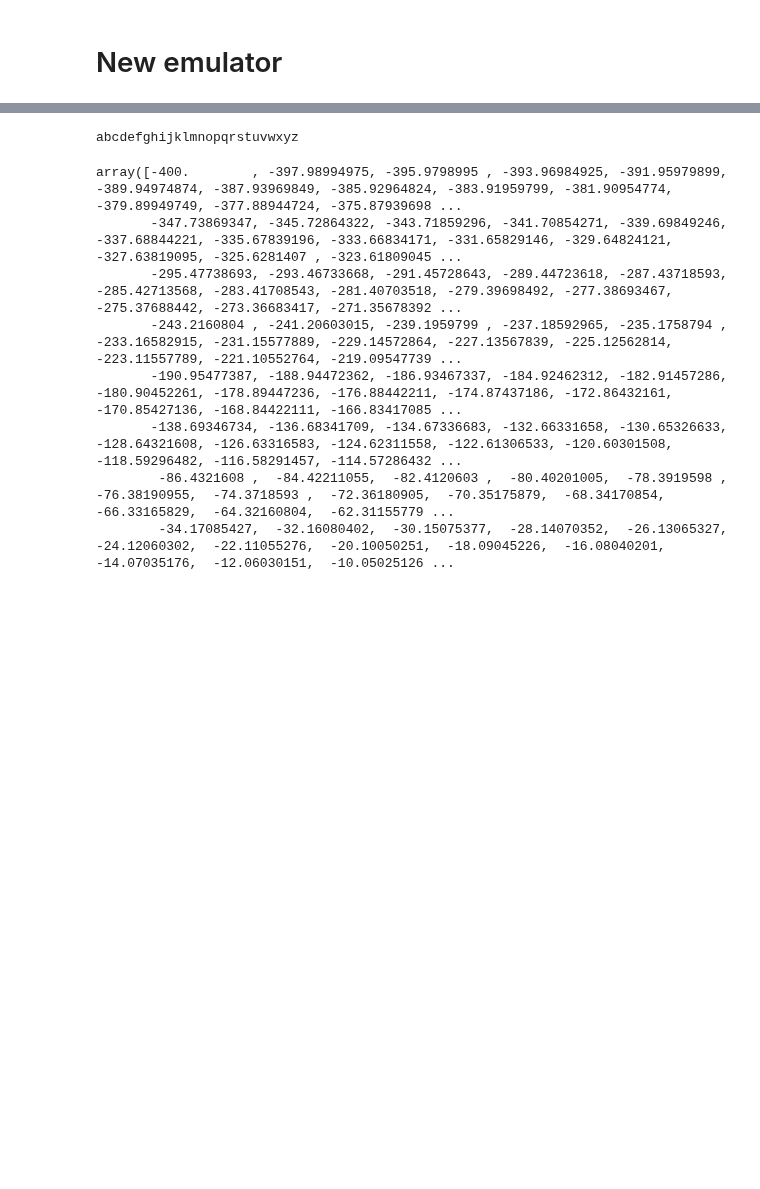
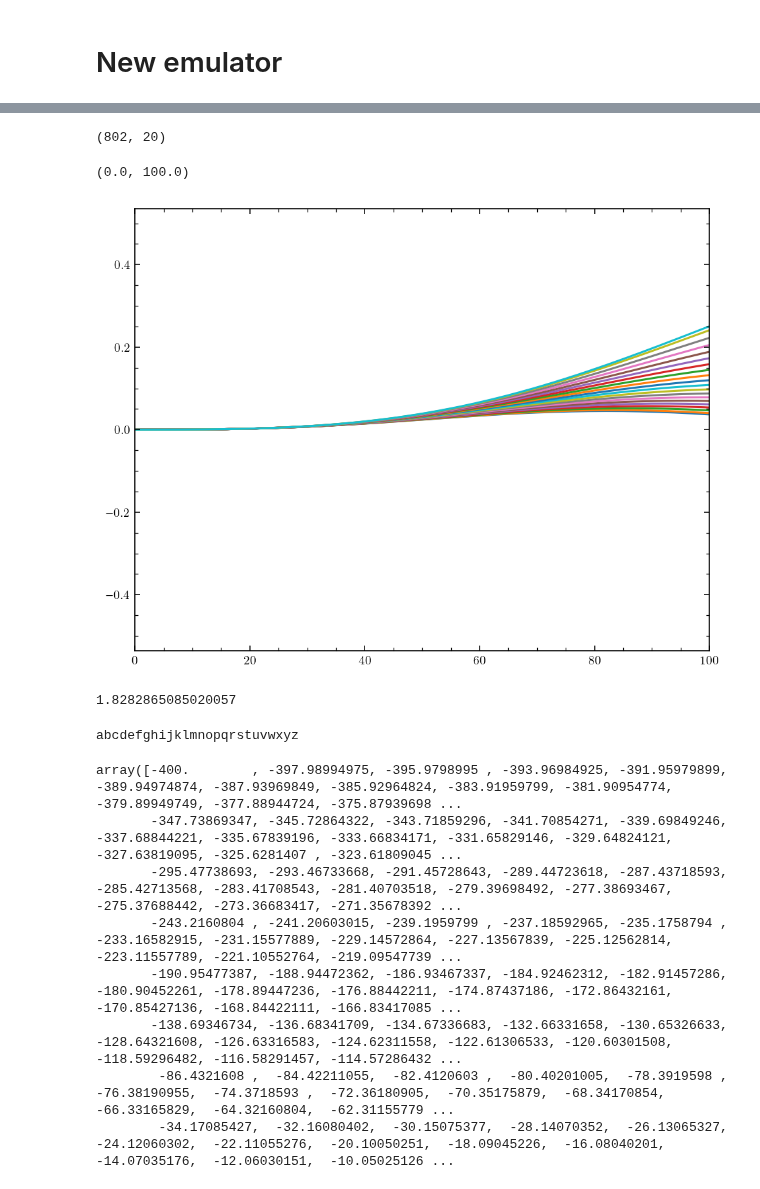
Before and after one commit to buqeye/cs_greedy_emulator, a Jupyter notebook: testing.ipynb, the cells around one changed output, grey strips where cells are left out. Saved outputs shown, nothing was run; the diff lists cells and outputs as text; code cells hidden in the pictures; blank space fills up the shorter version.

```diff
--- a/testing.ipynb
+++ b/testing.ipynb
@@ -198,3 +206,18 @@ for niter in range(num_iter):
+# %%
+np.gradient(fom_sol[:,:-1:10], axis=1).shape
+# %% [output]
+(802, 20)
+# %%
+plt.plot(np.gradient(fom_sol[:-2,:-1:10], axis=1))
+plt.xlim(0,100)
+# plt.plot(np.gradient(emulated_sol[:,:-1:10]), axis=)
+# %% [output]
+(0.0, 100.0)
+[figure, added]
+# %%
+np.max(np.abs(fom_sol))
+# %% [output]
+1.8282865085020057
 # %%
 import string
 lowercase_alphabet = string.ascii_lowercase
```
Also changed, not shown: parts of 20 cells of this notebook.
